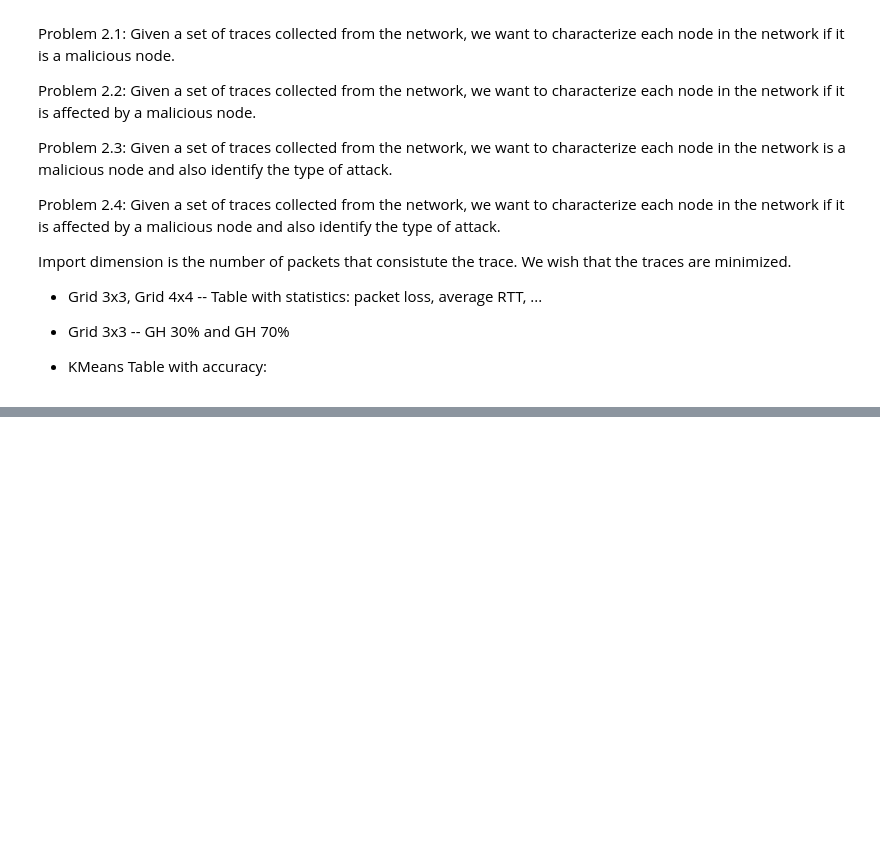
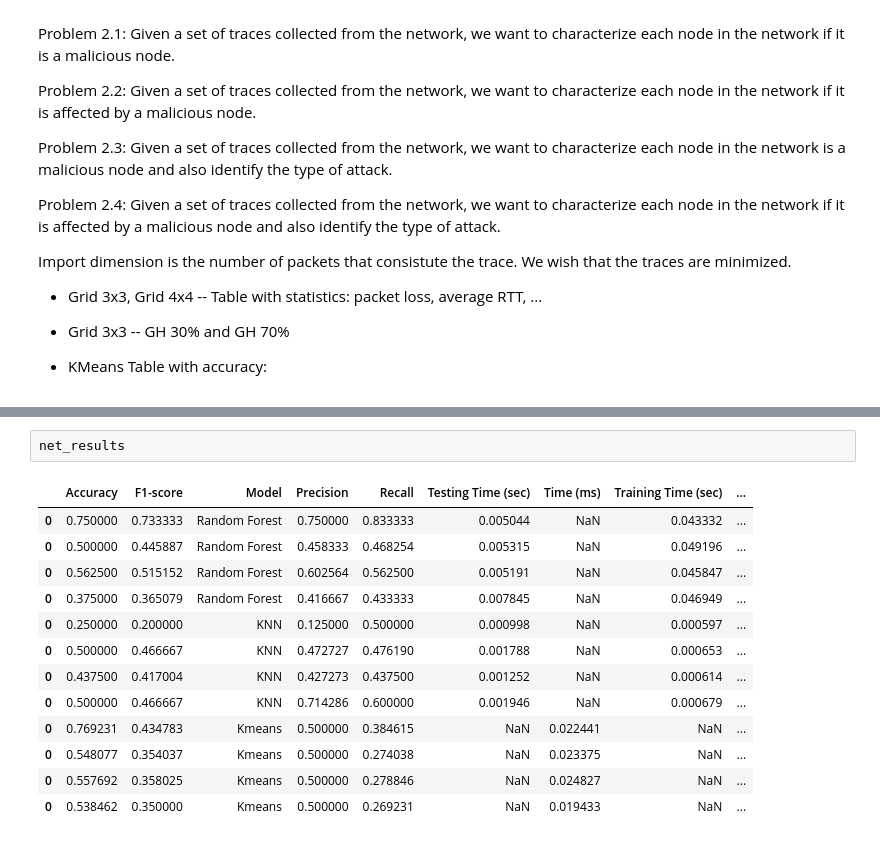
Before and after one commit to ichatz/iot-netprofiler, a Jupyter notebook: results/Results.ipynb, the cells around one changed output, grey strips where cells are left out. Cells and saved outputs as stored; diff of their text form; blank space fills up the shorter version.

Commit message:
Added functions Added results Notebook

```diff
--- a/results/Results.ipynb
+++ b/results/Results.ipynb
@@ -148,0 +176,16 @@ results_total_nodes.head()
+# %%
+net_results
+# %% [output]
+|  | Accuracy | F1-score | Model | Precision | Recall | Testing Time (sec) | Time (ms) | Training Time (sec) | ... |
+| 0 | 0.750000 | 0.733333 | Random Forest | 0.750000 | 0.833333 | 0.005044 | NaN | 0.043332 | ... |
+| 0 | 0.500000 | 0.445887 | Random Forest | 0.458333 | 0.468254 | 0.005315 | NaN | 0.049196 | ... |
+| 0 | 0.562500 | 0.515152 | Random Forest | 0.602564 | 0.562500 | 0.005191 | NaN | 0.045847 | ... |
+| 0 | 0.375000 | 0.365079 | Random Forest | 0.416667 | 0.433333 | 0.007845 | NaN | 0.046949 | ... |
+| 0 | 0.250000 | 0.200000 | KNN | 0.125000 | 0.500000 | 0.000998 | NaN | 0.000597 | ... |
+| 0 | 0.500000 | 0.466667 | KNN | 0.472727 | 0.476190 | 0.001788 | NaN | 0.000653 | ... |
+| 0 | 0.437500 | 0.417004 | KNN | 0.427273 | 0.437500 | 0.001252 | NaN | 0.000614 | ... |
+| 0 | 0.500000 | 0.466667 | KNN | 0.714286 | 0.600000 | 0.001946 | NaN | 0.000679 | ... |
+| 0 | 0.769231 | 0.434783 | Kmeans | 0.500000 | 0.384615 | NaN | 0.022441 | NaN | ... |
+| 0 | 0.548077 | 0.354037 | Kmeans | 0.500000 | 0.274038 | NaN | 0.023375 | NaN | ... |
+| 0 | 0.557692 | 0.358025 | Kmeans | 0.500000 | 0.278846 | NaN | 0.024827 | NaN | ... |
+| 0 | 0.538462 | 0.350000 | Kmeans | 0.500000 | 0.269231 | NaN | 0.019433 | NaN | ... |
```
Also changed, not shown: parts of 19 cells of this notebook, 5 other files.
